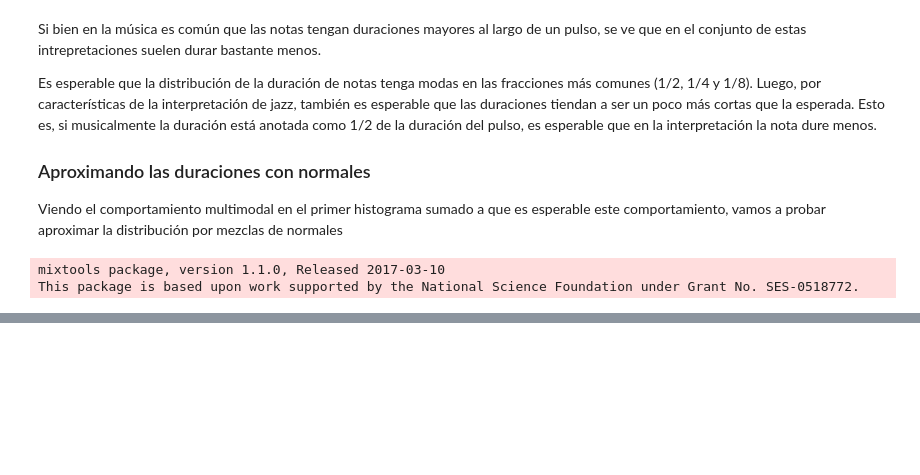
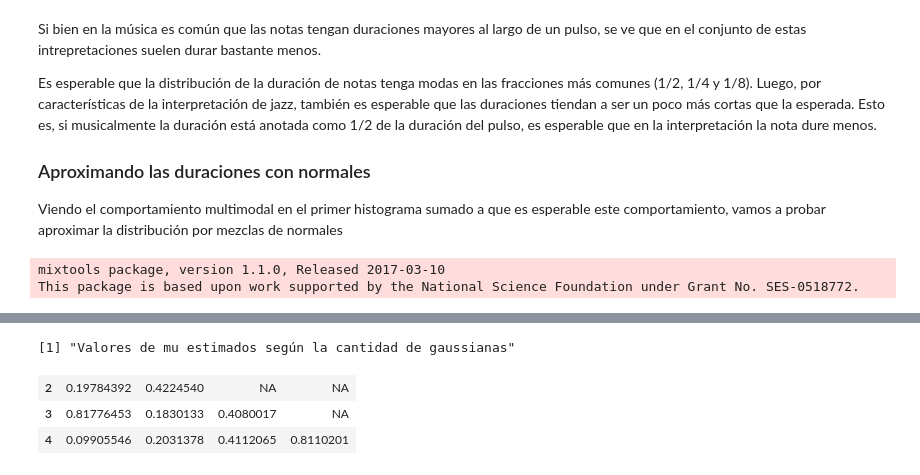
Before and after one commit to m2march/tp_final_r, a Jupyter notebook: tp_final/TP Final.ipynb, the cells around one changed output, grey strips where cells are left out. Saved outputs shown, nothing was run; the diff lists cells and outputs as text; code cells hidden in the pictures; blank space fills up the shorter version.

```diff
--- a/tp_final/TP Final.ipynb
+++ b/tp_final/TP Final.ipynb
@@ -471,0 +492,10 @@ aprox.by.normals(4)
+# %%
+x <- rbind(c(aprox.2$mu, NA, NA), c(aprox.3$mu, NA), aprox.4$mu)
+rownames(x) <- c('2', '3', '4')
+'Valores de mu estimados según la cantidad de gaussianas'
+x
+# %% [output]
+[1] "Valores de mu estimados según la cantidad de gaussianas"
+| 2 | 0.19784392 | 0.4224540 | NA | NA |
+| 3 | 0.81776453 | 0.1830133 | 0.4080017 | NA |
+| 4 | 0.09905546 | 0.2031378 | 0.4112065 | 0.8110201 |
```
Also changed, not shown: parts of 9 cells of this notebook.
